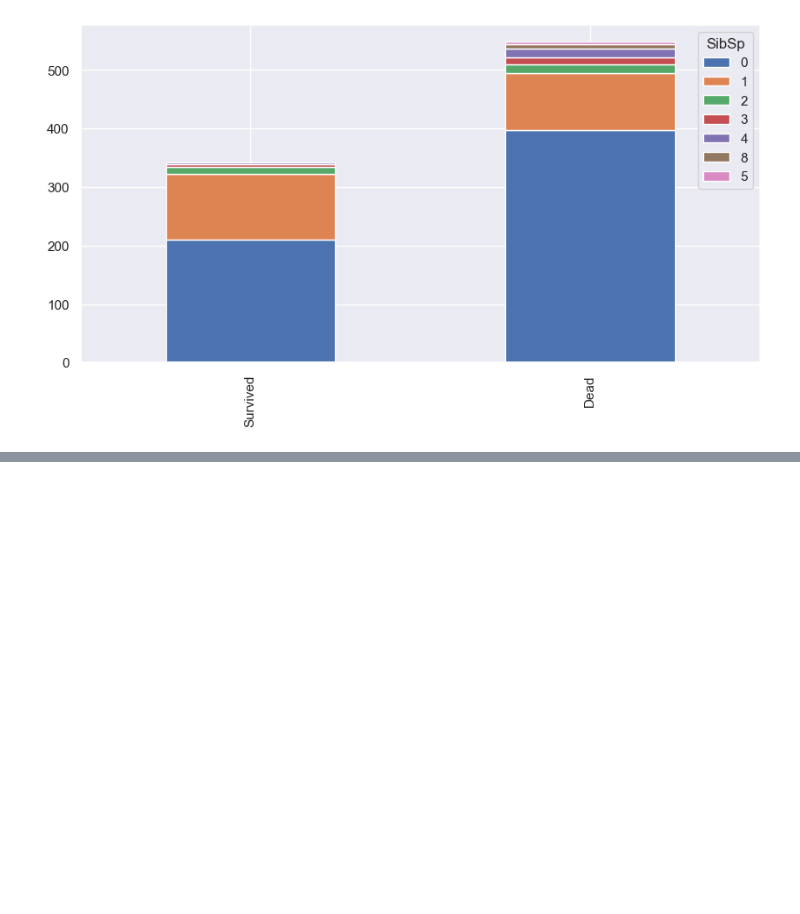
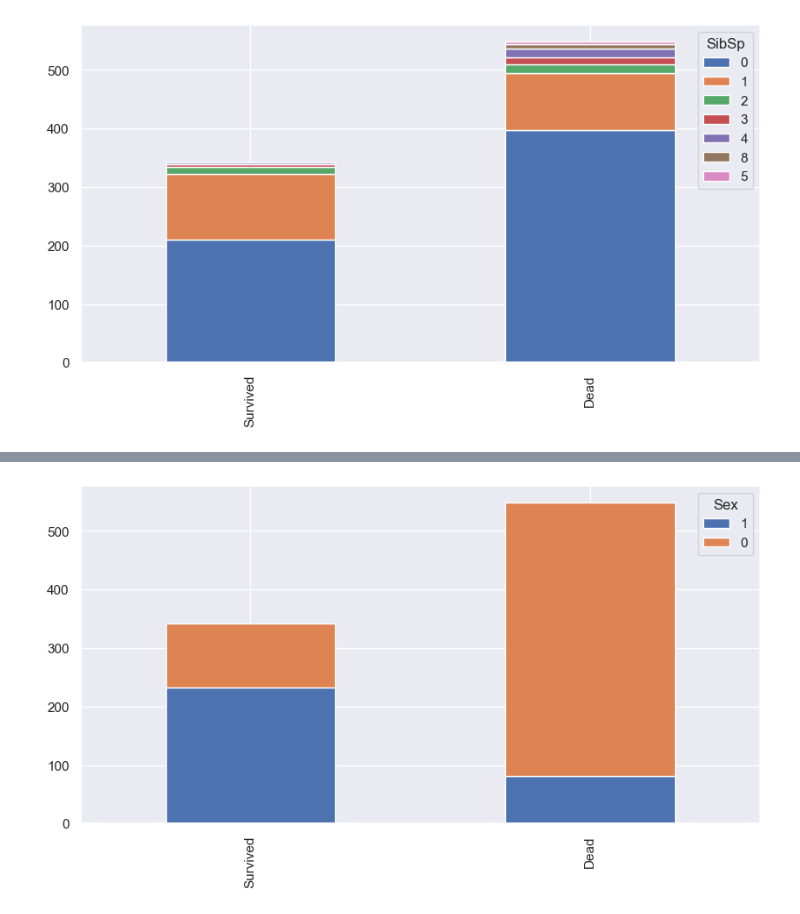
Before and after one commit to Nopen00/pythonsource, a Jupyter notebook: pythonsource/dataScience/chapter03/Titanic.ipynb, the cells around one changed output, grey strips where cells are left out. Drawn from its saved outputs; the diff is of its cells as text; code cells hidden in the pictures; blank space fills up the shorter version.

```diff
--- a/pythonsource/dataScience/chapter03/Titanic.ipynb
+++ b/pythonsource/dataScience/chapter03/Titanic.ipynb
@@ -160,0 +285,4 @@ bar_chart('SibSp')
+# %%
+bar_chart('Sex')
+# %% [output]
+[figure, added]
```
Also changed, not shown: parts of 68 cells of this notebook, 8 other files.
